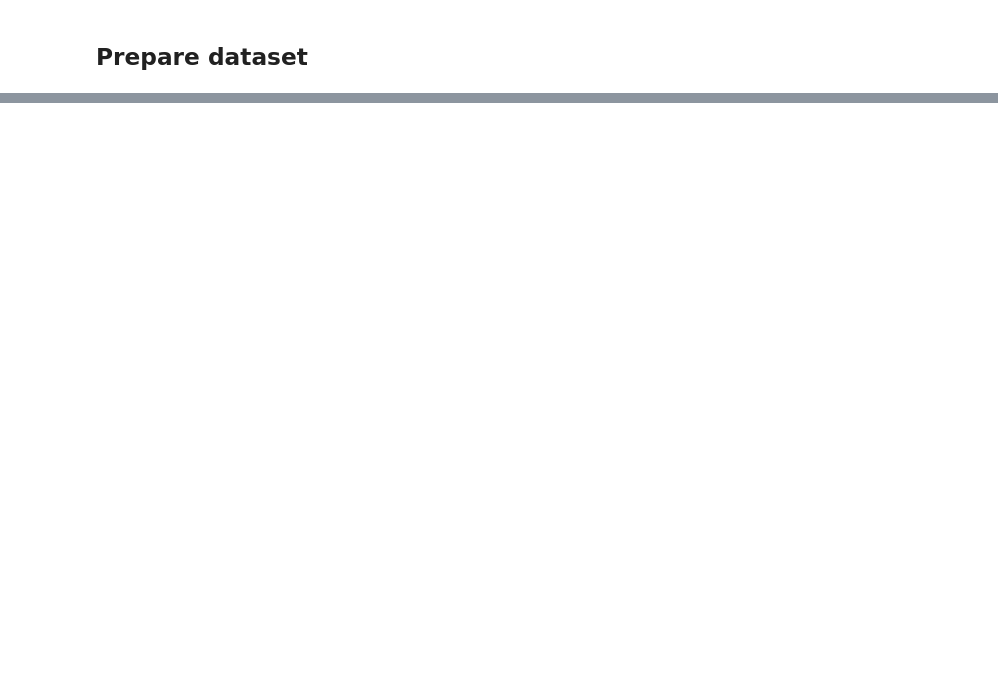
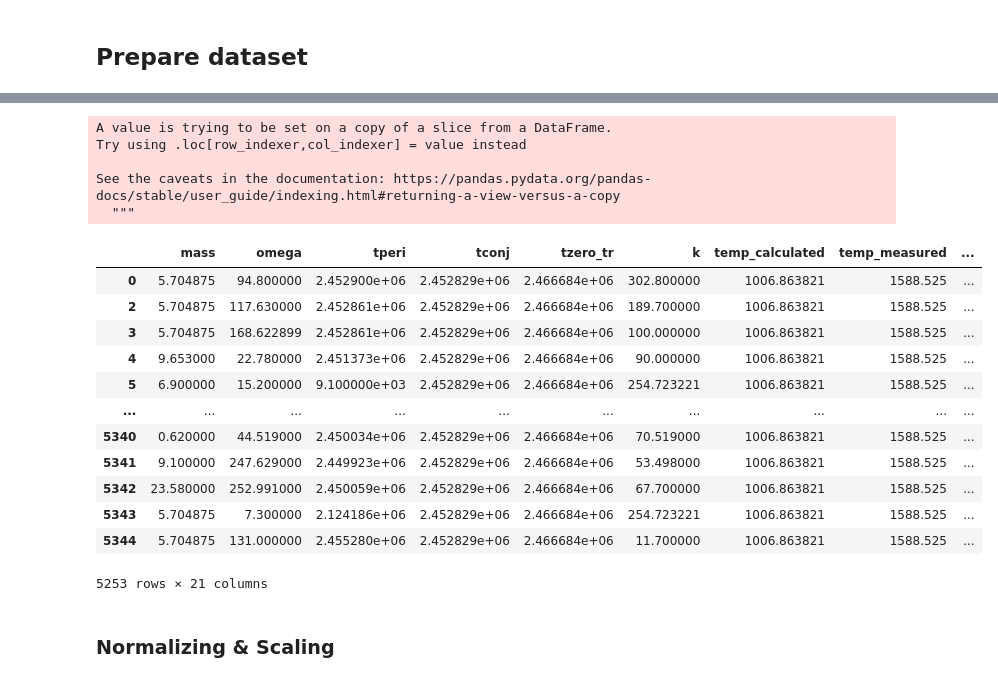
Before and after one commit to NicoGalvarino/astrobiology_belgrade, a Jupyter notebook: Naive_Bayes_Tutorial/NB_exoplanets.ipynb, the cells around one changed output, grey strips where cells are left out. Drawn from its saved outputs; the diff is of its cells as text; code cells hidden in the pictures; blank space fills up the shorter version.

```diff
--- a/Naive_Bayes_Tutorial/NB_exoplanets.ipynb
+++ b/Naive_Bayes_Tutorial/NB_exoplanets.ipynb
@@ -214,0 +217,4 @@ getHZ(L, T, inC, outC)
+# %%
+exoplanets['label'] = exoplanets.apply(lambda x: habitable(x['inner_HZ'], x['outer_HZ'],
+                                                           x['semi_minor_axis'], x['semi_major_axis']),
+                                                           axis=1)
@@ -215,2 +240,11 @@ getHZ(L, T, inC, outC)
 # %% [markdown]
 ## Prepare dataset
+# %%
+columns = ['mass', 'omega', 'tperi', 'tconj', 'tzero_tr', 'k', 'temp_calculated',
+            'temp_measured', 'geometric_albedo', 'log_g', 'mag_v', 'mag_j', 'mag_h',
+            'mag_k', 'star_distance', 'star_metallicity', 'star_mass', 'star_radius',
+            'star_age', 'star_teff', 'label']
+# %%
+exop_NB = exoplanets[columns]
+
+exop_NB
@@ -216,0 +265,28 @@ getHZ(L, T, inC, outC)
+# %%
+for col in columns:
+    if col=='label':
+        pass
+    else:
+        exop_NB[col] = exop_NB[col].fillna(exop_NB[col].mean())
+# %% [output]
+A value is trying to be set on a copy of a slice from a DataFrame.
+Try using .loc[row_indexer,col_indexer] = value instead
+
+See the caveats in the documentation: https://pandas.pydata.org/pandas-docs/stable/user_guide/indexing.html#returning-a-view-versus-a-copy
+  """
+# %%
+exop_NB
+# %% [output]
+|  | mass | omega | tperi | tconj | tzero_tr | k | temp_calculated | temp_measured | ... |
+| 0 | 5.704875 | 94.800000 | 2.452900e+06 | 2.452829e+06 | 2.466684e+06 | 302.800000 | 1006.863821 | 1588.525 | ... |
+| 2 | 5.704875 | 117.630000 | 2.452861e+06 | 2.452829e+06 | 2.466684e+06 | 189.700000 | 1006.863821 | 1588.525 | ... |
+| 3 | 5.704875 | 168.622899 | 2.452861e+06 | 2.452829e+06 | 2.466684e+06 | 100.000000 | 1006.863821 | 1588.525 | ... |
+| 4 | 9.653000 | 22.780000 | 2.451373e+06 | 2.452829e+06 | 2.466684e+06 | 90.000000 | 1006.863821 | 1588.525 | ... |
+| 5 | 6.900000 | 15.200000 | 9.100000e+03 | 2.452829e+06 | 2.466684e+06 | 254.723221 | 1006.863821 | 1588.525 | ... |
+| ... | ... | ... | ... | ... | ... | ... | ... | ... | ... |
+| 5340 | 0.620000 | 44.519000 | 2.450034e+06 | 2.452829e+06 | 2.466684e+06 | 70.519000 | 1006.863821 | 1588.525 | ... |
+| 5341 | 9.100000 | 247.629000 | 2.449923e+06 | 2.452829e+06 | 2.466684e+06 | 53.498000 | 1006.863821 | 1588.525 | ... |
+| 5342 | 23.580000 | 252.991000 | 2.450059e+06 | 2.452829e+06 | 2.466684e+06 | 67.700000 | 1006.863821 | 1588.525 | ... |
+| 5343 | 5.704875 | 7.300000 | 2.124186e+06 | 2.452829e+06 | 2.466684e+06 | 254.723221 | 1006.863821 | 1588.525 | ... |
+| 5344 | 5.704875 | 131.000000 | 2.455280e+06 | 2.452829e+06 | 2.466684e+06 | 11.700000 | 1006.863821 | 1588.525 | ... |
+5253 rows × 21 columns
@@ -216,0 +296,2 @@ getHZ(L, T, inC, outC)
+# %% [markdown]
+### Normalizing & Scaling
```
Also changed, not shown: parts of 35 cells of this notebook, 1 other file.
